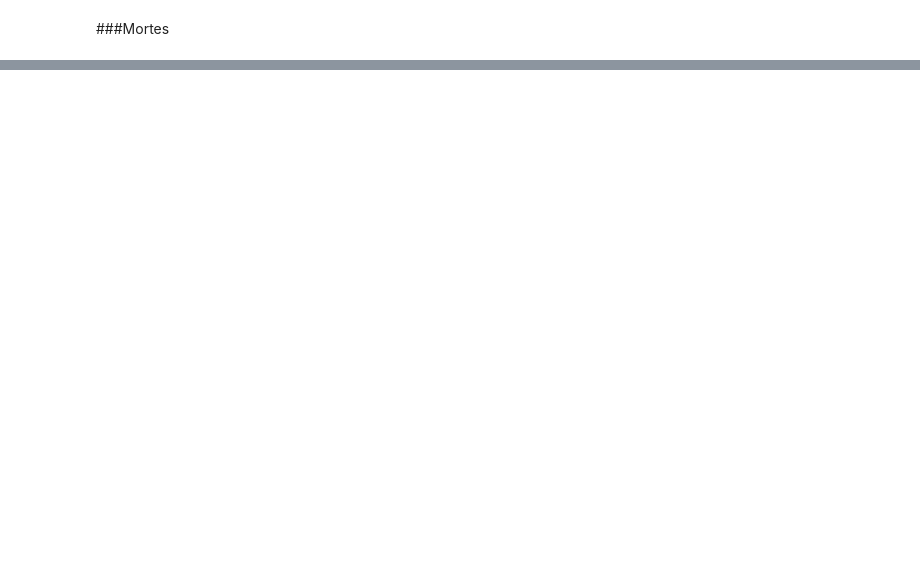
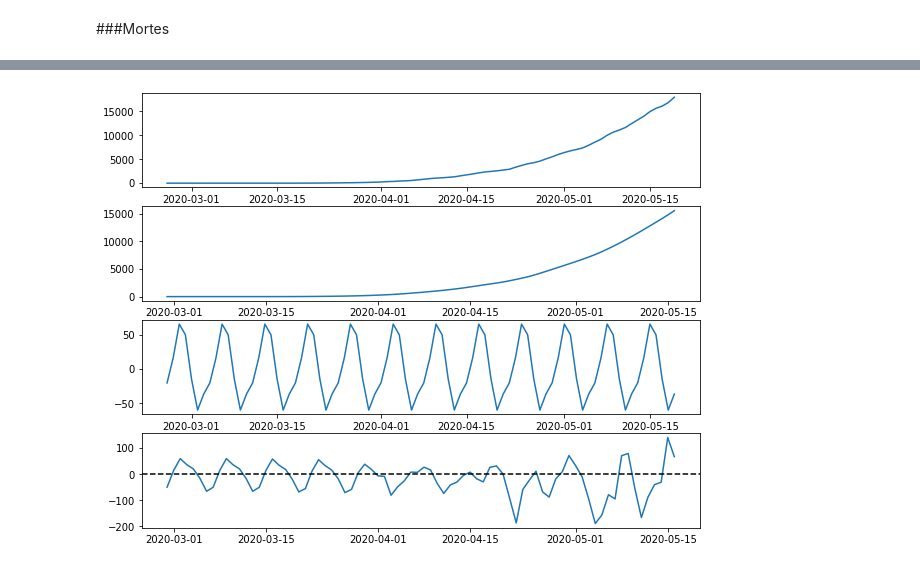
Before and after one commit to MarcianoPazinatto/analise_de_dados_covid_2019, a Jupyter notebook: Covid_2019.ipynb, the cells around one changed output, grey strips where cells are left out. Saved outputs shown, nothing was run; the diff lists cells and outputs as text; code cells hidden in the pictures; blank space fills up the shorter version.

```diff
--- a/Covid_2019.ipynb
+++ b/Covid_2019.ipynb
@@ -138,0 +256,4 @@ fig.show()
+# %%
+mortes = brasil.deaths
+mortes.index = brasil.observationdate
+mortes
@@ -138,0 +274,13 @@ fig.show()
+# %%
+res = seasonal_decompose(mortes)
+# %%
+fig, (ax1, ax2, ax3, ax4) = plt.subplots(4, 1, figsize=(10,8))
+
+ax1.plot(res.observed)
+ax2.plot(res.trend)
+ax3.plot(res.seasonal)
+ax4.plot(mortes.index, res.resid)
+ax4.axhline(0, linestyle='dashed', c='black')
+plt.show()
+# %% [output]
+[figure, added]
```
Also changed, not shown: parts of 16 cells of this notebook.
